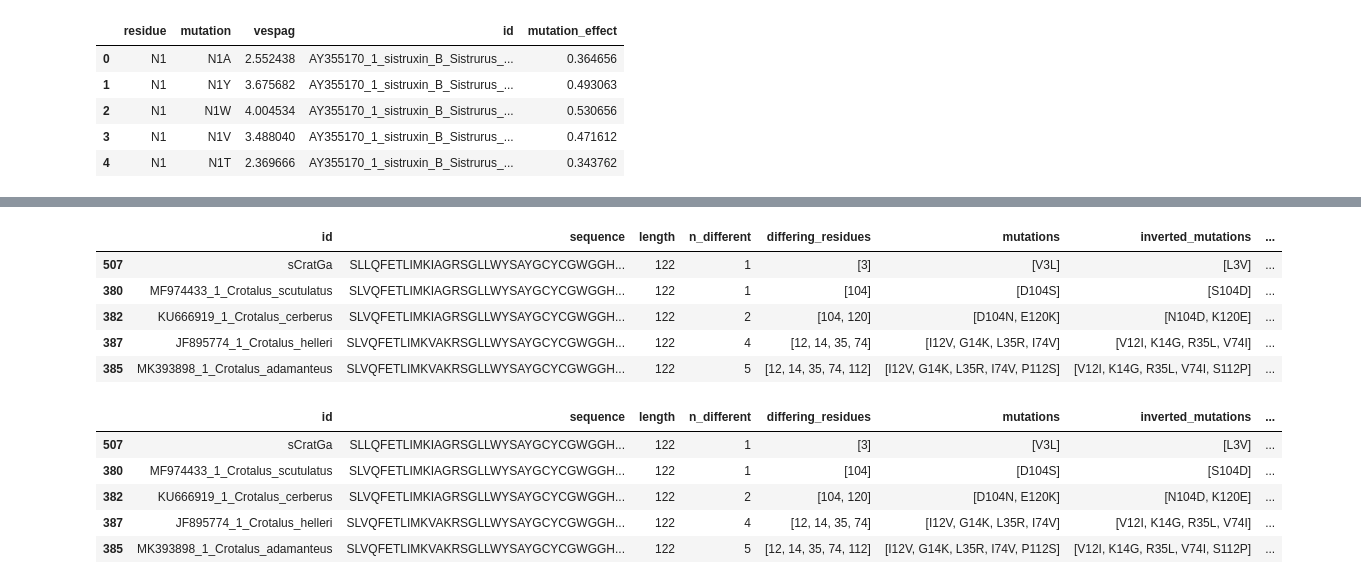
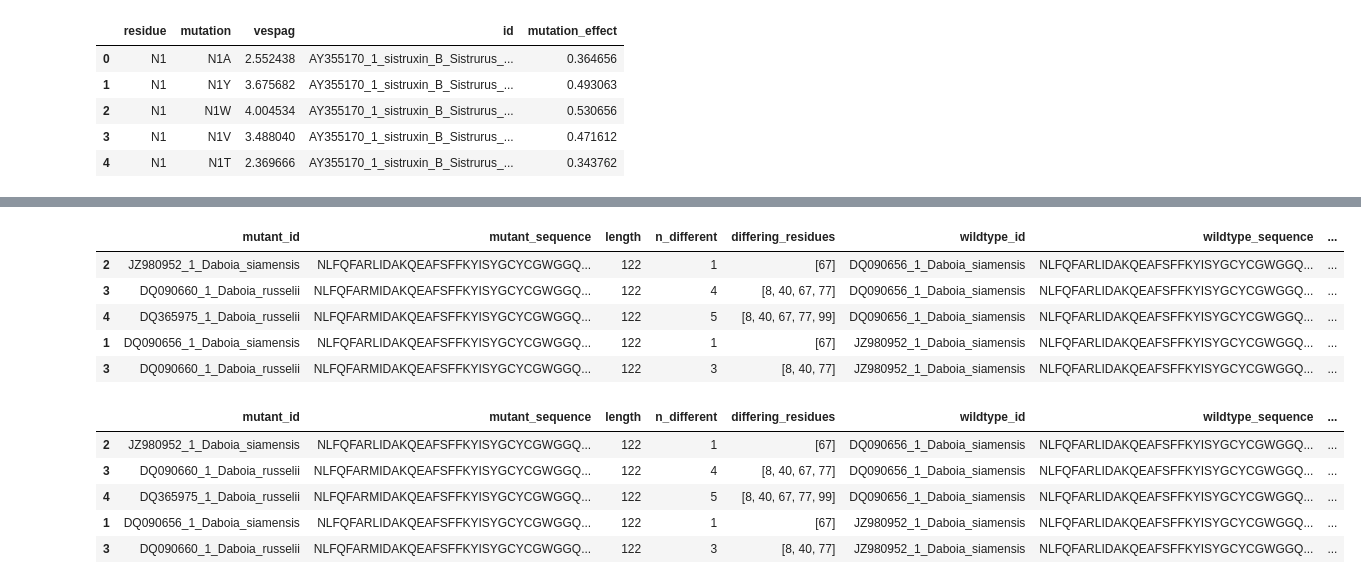
Before and after one commit to FoxHarley/VespaG, a Jupyter notebook: notebooks/symmetric_prediction.ipynb, the cells around one changed output, grey strips where cells are left out. Saved outputs shown, nothing was run; the diff lists cells and outputs as text; code cells hidden in the pictures.

```diff
--- a/notebooks/symmetric_prediction.ipynb
+++ b/notebooks/symmetric_prediction.ipynb
@@ -26,9 +26,0 @@ pla2_sequences.head()
-# %%
-pla2_sequences['length'] = pla2_sequences['sequence'].apply(len)
-c_atrox_length = pla2_sequences[pla2_sequences['id'] == 'MF974418_1_Crotalus_atrox']['length'].values[0]
-c_atrox_sequence = pla2_sequences[pla2_sequences['id'] == 'MF974418_1_Crotalus_atrox']['sequence'].values[0]
-df = pla2_sequences[(pla2_sequences.length == c_atrox_length) & (pla2_sequences['id'] != 'MF974418_1_Crotalus_atrox')].copy()
-df['n_different'] = df.apply(lambda x: sum([1 for i in range(len(x['sequence'])) if x['sequence'][i] != c_atrox_sequence[i]]), axis=1)
-df['differing_residues'] = df.apply(lambda x: [i+1 for i in range(len(x['sequence'])) if x['sequence'][i] != c_atrox_sequence[i]], axis=1)
-df = df.sort_values('n_different')
-df.head()
@@ -71,3 +36,7 @@ vespag_results.head()
 | 2 | N1 | N1W | 4.004534 | AY355170_1_sistruxin_B_Sistrurus_... | 0.530656 |
 | 3 | N1 | N1V | 3.488040 | AY355170_1_sistruxin_B_Sistrurus_... | 0.471612 |
 | 4 | N1 | N1T | 2.369666 | AY355170_1_sistruxin_B_Sistrurus_... | 0.343762 |
+# %%
+# get the sequence with the highest average vespag scores
+vespag_results = vespag_results.sort_values('mutation_effect', ascending=False)
+vespag_results.head()
@@ -74,32 +105,33 @@ vespag_results.head()
 # %%
+tqdm.pandas()
+
 # calculate the mean effect of the mutations to go from c atrox to other sequences and the other way around
-def get_mutation_effects(row, vespag_scores):
-    mutations = row['mutations']
-    inverted_mutations = row['inverted_mutations']
-
+def get_mutation_effects(vespag_scores, wildtye_id, mutations, mutant_id, inverted_mutations):
     # find the mutations for the correct sequence
-    mutation_effects = list(vespag_scores[(vespag_scores['mutation'].isin(mutations)) & (vespag_scores['id'] == 'MF974418_1_Crotalus_atrox')].mutation_effect.round(4))
-    inverted_mutation_effects = list(vespag_scores[(vespag_scores['mutation'].isin(inverted_mutations)) & (vespag_scores['id'] == row['id'])].mutation_effect.round(4))
-
+    mutation_effects = list(vespag_scores[(vespag_scores['mutation'].isin(mutations)) & (vespag_scores['id'] == wildtye_id)].mutation_effect.round(4))
+    inverted_mutation_effects = list(vespag_scores[(vespag_scores['mutation'].isin(inverted_mutations)) & (vespag_scores['id'] == mutant_id)].mutation_effect.round(4))
     return mutation_effects, inverted_mutation_effects
 
-df['mutation_effects'], df['inverted_mutation_effects'] = zip(*df.apply(lambda x: get_mutation_effects(x, vespag_results), axis=1))
-df.head()
+dfs['mutation_effects'], dfs['inverted_mutation_effects'] = zip(*dfs.progress_apply(
+    lambda x: get_mutation_effects(vespag_results, x['wildtype_id'], x['mutations'], x['mutant_id'], x['inverted_mutations']),
+    axis=1
+))
+dfs.head()
 # %% [output]
-|  | id | sequence | length | n_different | differing_residues | mutations | inverted_mutations | ... |
-| 507 | sCratGa | SLLQFETLIMKIAGRSGLLWYSAYGCYCGWGGH... | 122 | 1 | [3] | [V3L] | [L3V] | ... |
-| 380 | MF974433_1_Crotalus_scutulatus | SLVQFETLIMKIAGRSGLLWYSAYGCYCGWGGH... | 122 | 1 | [104] | [D104S] | [S104D] | ... |
-| 382 | KU666919_1_Crotalus_cerberus | SLVQFETLIMKIAGRSGLLWYSAYGCYCGWGGH... | 122 | 2 | [104, 120] | [D104N, E120K] | [N104D, K120E] | ... |
-| 387 | JF895774_1_Crotalus_helleri | SLVQFETLIMKVAKRSGLLWYSAYGCYCGWGGH... | 122 | 4 | [12, 14, 35, 74] | [I12V, G14K, L35R, I74V] | [V12I, K14G, R35L, V74I] | ... |
-| 385 | MK393898_1_Crotalus_adamanteus | SLVQFETLIMKVAKRSGLLWYSAYGCYCGWGGH... | 122 | 5 | [12, 14, 35, 74, 112] | [I12V, G14K, L35R, I74V, P112S] | [V12I, K14G, R35L, V74I, S112P] | ... |
+|  | mutant_id | mutant_sequence | length | n_different | differing_residues | wildtype_id | wildtype_sequence | ... |
+| 2 | JZ980952_1_Daboia_siamensis | NLFQFARLIDAKQEAFSFFKYISYGCYCGWGGQ... | 122 | 1 | [67] | DQ090656_1_Daboia_siamensis | NLFQFARLIDAKQEAFSFFKYISYGCYCGWGGQ... | ... |
+| 3 | DQ090660_1_Daboia_russelii | NLFQFARMIDAKQEAFSFFKYISYGCYCGWGGQ... | 122 | 4 | [8, 40, 67, 77] | DQ090656_1_Daboia_siamensis | NLFQFARLIDAKQEAFSFFKYISYGCYCGWGGQ... | ... |
+| 4 | DQ365975_1_Daboia_russelii | NLFQFARMIDAKQEAFSFFKYISYGCYCGWGGQ... | 122 | 5 | [8, 40, 67, 77, 99] | DQ090656_1_Daboia_siamensis | NLFQFARLIDAKQEAFSFFKYISYGCYCGWGGQ... | ... |
+| 1 | DQ090656_1_Daboia_siamensis | NLFQFARLIDAKQEAFSFFKYISYGCYCGWGGQ... | 122 | 1 | [67] | JZ980952_1_Daboia_siamensis | NLFQFARLIDAKQEAFSFFKYISYGCYCGWGGQ... | ... |
+| 3 | DQ090660_1_Daboia_russelii | NLFQFARMIDAKQEAFSFFKYISYGCYCGWGGQ... | 122 | 3 | [8, 40, 77] | JZ980952_1_Daboia_siamensis | NLFQFARLIDAKQEAFSFFKYISYGCYCGWGGQ... | ... |
 # %%
-df['mean_mutation_effect'] = df['mutation_effects'].apply(lambda x: sum(x) / len(x) if len(x) > 0 else None)
-df['mean_inverted_mutation_effect'] = df['inverted_mutation_effects'].apply(lambda x: sum(x) / len(x) if len(x) > 0 else None)
-df.head()
+dfs['mean_mutation_effect'] = dfs['mutation_effects'].apply(lambda x: sum(x) / len(x) if len(x) > 0 else None)
+dfs['mean_inverted_mutation_effect'] = dfs['inverted_mutation_effects'].apply(lambda x: sum(x) / len(x) if len(x) > 0 else None)
+dfs.head()
 # %% [output]
-|  | id | sequence | length | n_different | differing_residues | mutations | inverted_mutations | ... |
-| 507 | sCratGa | SLLQFETLIMKIAGRSGLLWYSAYGCYCGWGGH... | 122 | 1 | [3] | [V3L] | [L3V] | ... |
-| 380 | MF974433_1_Crotalus_scutulatus | SLVQFETLIMKIAGRSGLLWYSAYGCYCGWGGH... | 122 | 1 | [104] | [D104S] | [S104D] | ... |
-| 382 | KU666919_1_Crotalus_cerberus | SLVQFETLIMKIAGRSGLLWYSAYGCYCGWGGH... | 122 | 2 | [104, 120] | [D104N, E120K] | [N104D, K120E] | ... |
-| 387 | JF895774_1_Crotalus_helleri | SLVQFETLIMKVAKRSGLLWYSAYGCYCGWGGH... | 122 | 4 | [12, 14, 35, 74] | [I12V, G14K, L35R, I74V] | [V12I, K14G, R35L, V74I] | ... |
-| 385 | MK393898_1_Crotalus_adamanteus | SLVQFETLIMKVAKRSGLLWYSAYGCYCGWGGH... | 122 | 5 | [12, 14, 35, 74, 112] | [I12V, G14K, L35R, I74V, P112S] | [V12I, K14G, R35L, V74I, S112P] | ... |
+|  | mutant_id | mutant_sequence | length | n_different | differing_residues | wildtype_id | wildtype_sequence | ... |
+| 2 | JZ980952_1_Daboia_siamensis | NLFQFARLIDAKQEAFSFFKYISYGCYCGWGGQ... | 122 | 1 | [67] | DQ090656_1_Daboia_siamensis | NLFQFARLIDAKQEAFSFFKYISYGCYCGWGGQ... | ... |
+| 3 | DQ090660_1_Daboia_russelii | NLFQFARMIDAKQEAFSFFKYISYGCYCGWGGQ... | 122 | 4 | [8, 40, 67, 77] | DQ090656_1_Daboia_siamensis | NLFQFARLIDAKQEAFSFFKYISYGCYCGWGGQ... | ... |
+| 4 | DQ365975_1_Daboia_russelii | NLFQFARMIDAKQEAFSFFKYISYGCYCGWGGQ... | 122 | 5 | [8, 40, 67, 77, 99] | DQ090656_1_Daboia_siamensis | NLFQFARLIDAKQEAFSFFKYISYGCYCGWGGQ... | ... |
+| 1 | DQ090656_1_Daboia_siamensis | NLFQFARLIDAKQEAFSFFKYISYGCYCGWGGQ... | 122 | 1 | [67] | JZ980952_1_Daboia_siamensis | NLFQFARLIDAKQEAFSFFKYISYGCYCGWGGQ... | ... |
+| 3 | DQ090660_1_Daboia_russelii | NLFQFARMIDAKQEAFSFFKYISYGCYCGWGGQ... | 122 | 3 | [8, 40, 77] | JZ980952_1_Daboia_siamensis | NLFQFARLIDAKQEAFSFFKYISYGCYCGWGGQ... | ... |
```
Also changed, not shown: parts of 16 cells of this notebook, 10 other files.
